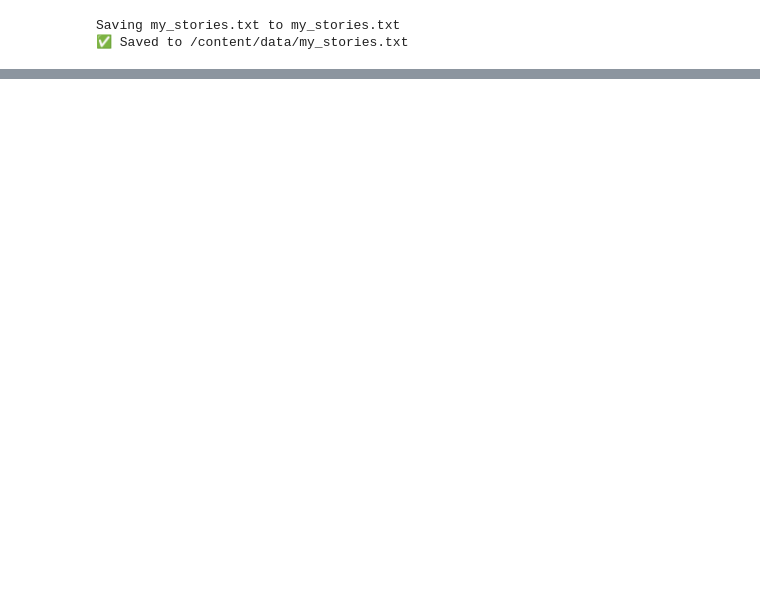
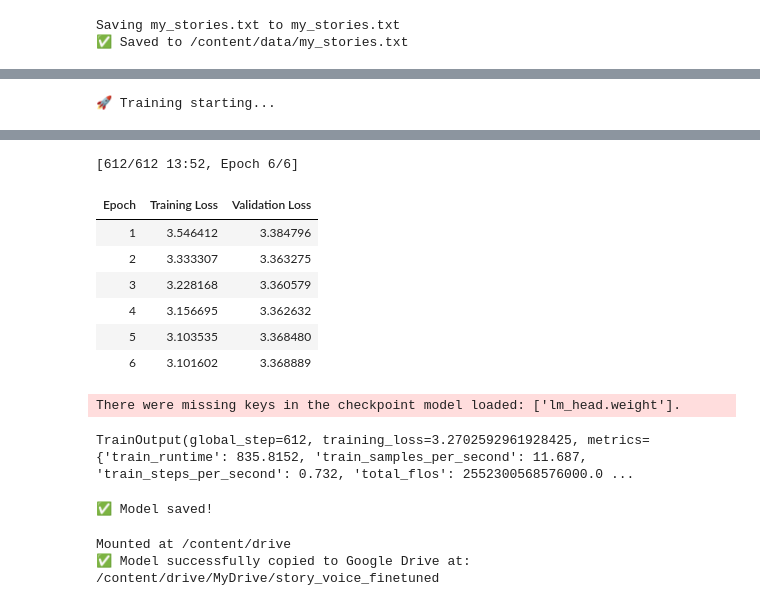
Before and after one commit to akramnemri/story-voice-fine-tuner, a Jupyter notebook: notebooks/03_fine_tune.ipynb, the cells around one changed output, grey strips where cells are left out. Cells and saved outputs as stored; diff of their text form; code cells hidden in the pictures; blank space fills up the shorter version.

Commit message:
step 3: fine tuning

```diff
--- a/notebooks/03_fine_tune.ipynb
+++ b/notebooks/03_fine_tune.ipynb
@@ -255,0 +89,14 @@ Ashen's eyes fell on the sky, a faint crimson glow rising above them. The sight
+# %%
+def tokenize_fn(example):
+    return tokenizer(
+        example["text"],
+        truncation=True,
+        padding="max_length",
+        max_length=512,
+        return_attention_mask=True
+    )
+
+tokenized_train = train_dataset.map(tokenize_fn, batched=True, remove_columns=["text"])
+tokenized_val   = val_dataset.map(tokenize_fn, batched=True, remove_columns=["text"])
+
+print("✅ Tokenization complete")
@@ -255,0 +105,8 @@ Ashen's eyes fell on the sky, a faint crimson glow rising above them. The sight
+# %%
+model = AutoModelForCausalLM.from_pretrained(model_name)
+
+# Resize embeddings because we added PAD token
+model.resize_token_embeddings(len(tokenizer))
+
+model.config.pad_token_id = tokenizer.pad_token_id
+model.config.use_cache = False
@@ -255,0 +154,18 @@ Ashen's eyes fell on the sky, a faint crimson glow rising above them. The sight
+# %%
+data_collator = DataCollatorForLanguageModeling(
+    tokenizer=tokenizer,
+    mlm=False
+)
+
+trainer = Trainer(
+    model=model,
+    args=training_args,
+    train_dataset=tokenized_train,
+    eval_dataset=tokenized_val,
+    data_collator=data_collator,
+)
+
+print("🚀 Training starting...")
+trainer.train()
+# %% [output]
+🚀 Training starting...
@@ -255,0 +173,36 @@ Ashen's eyes fell on the sky, a faint crimson glow rising above them. The sight
+[612/612 13:52, Epoch 6/6]
+| Epoch | Training Loss | Validation Loss |
+| 1 | 3.546412 | 3.384796 |
+| 2 | 3.333307 | 3.363275 |
+| 3 | 3.228168 | 3.360579 |
+| 4 | 3.156695 | 3.362632 |
+| 5 | 3.103535 | 3.368480 |
+| 6 | 3.101602 | 3.368889 |
+There were missing keys in the checkpoint model loaded: ['lm_head.weight'].
+TrainOutput(global_step=612, training_loss=3.2702592961928425, metrics={'train_runtime': 835.8152, 'train_samples_per_second': 11.687, 'train_steps_per_second': 0.732, 'total_flos': 2552300568576000.0 ...
+# %%
+trainer.save_model(output_dir)
+tokenizer.save_pretrained(output_dir)
+
+print("✅ Model saved!")
+# %% [output]
+✅ Model saved!
+# %%
+from google.colab import drive
+import shutil
+import os
+
+drive.mount('/content/drive')
+
+old_model_path = "/content/models/story_voice_finetuned"
+drive_model_path = "/content/drive/MyDrive/story_voice_finetuned"
+
+if os.path.exists(old_model_path):
+    shutil.copytree(old_model_path, drive_model_path, dirs_exist_ok=True)
+    print(f"✅ Model successfully copied to Google Drive at:\n{drive_model_path}")
+else:
+    print("❌ Model not found. Run the training again first.")
+# %% [output]
+Mounted at /content/drive
+✅ Model successfully copied to Google Drive at:
+/content/drive/MyDrive/story_voice_finetuned
```
Also changed, not shown: parts of 17 cells of this notebook.
